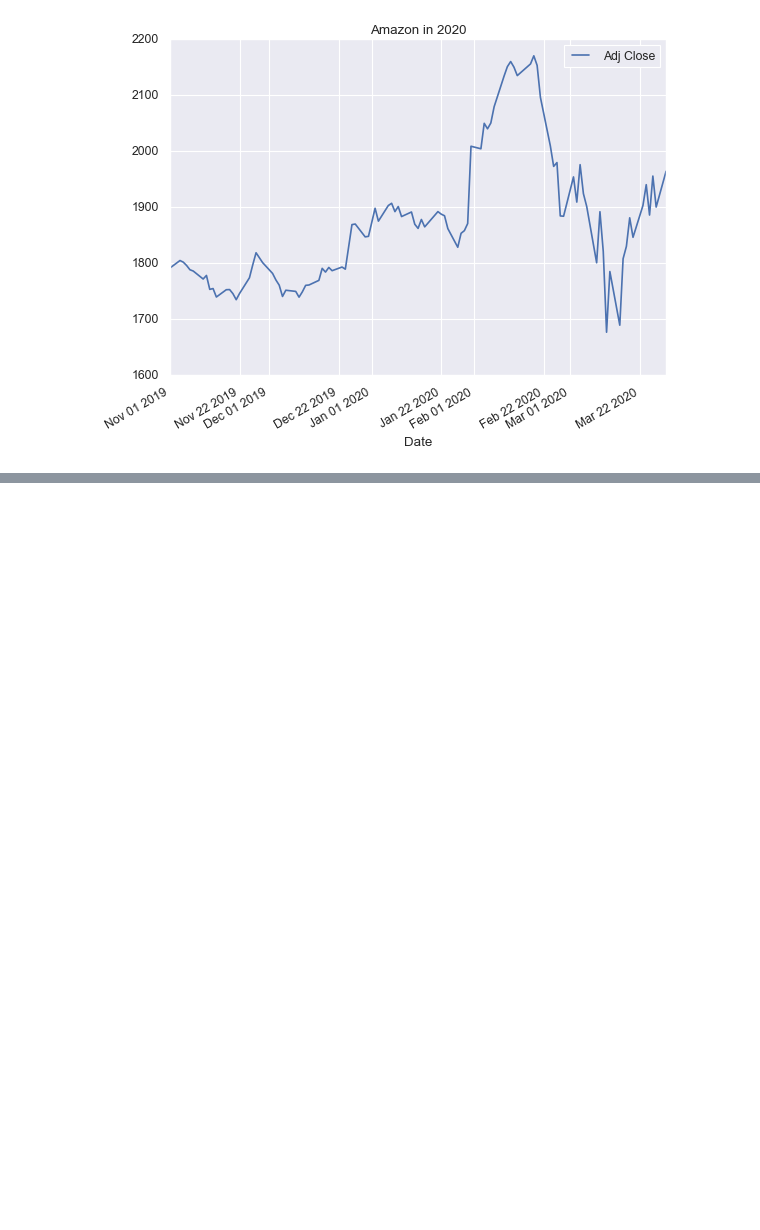
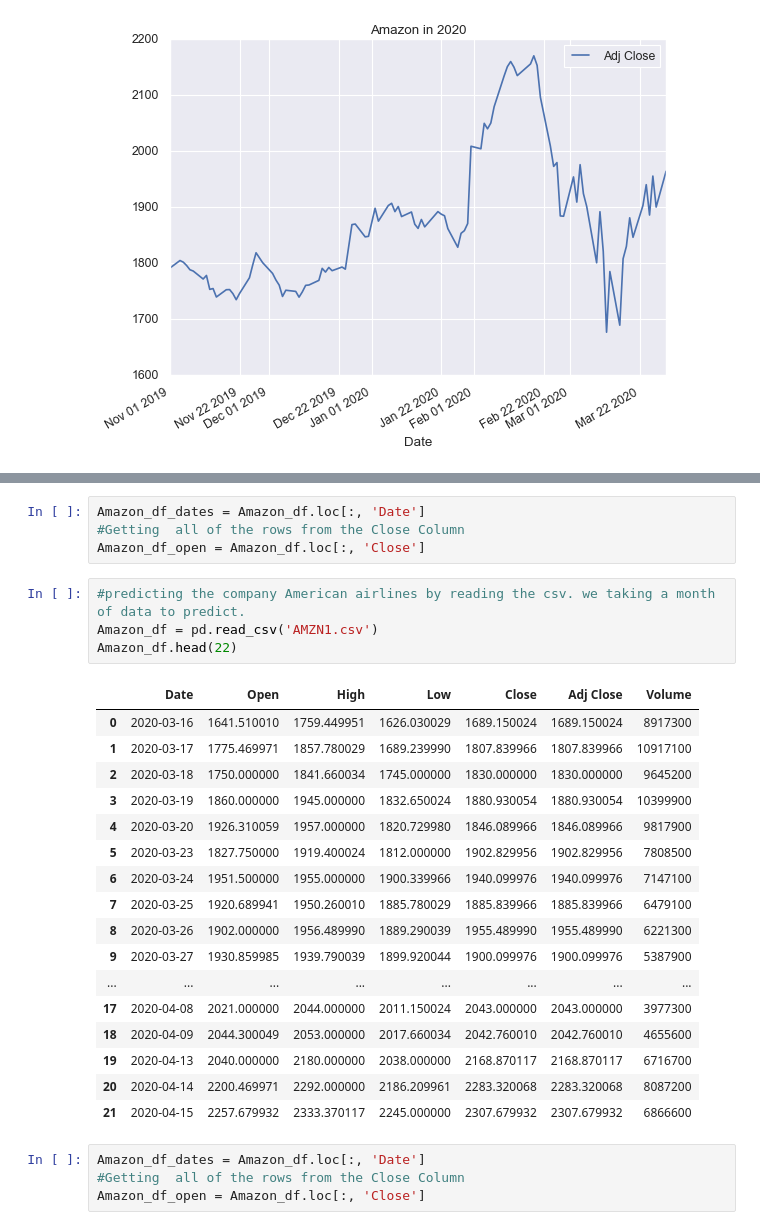
Before and after one commit to joshj97/Stock-Analysis-Prediction-using-Python-Tools-Machine-Learning, a Jupyter notebook: Stock Analysis_Technology.ipynb, the cells around one changed output, grey strips where cells are left out. Saved outputs shown, nothing was run; the diff lists cells and outputs as text; blank space fills up the shorter version.

```diff
--- a/Stock Analysis_Technology.ipynb
+++ b/Stock Analysis_Technology.ipynb
@@ -414,0 +575,30 @@ Amazon_df.loc['2019-11-01':'2020-03-30'][['Adj Close']].plot(title="Amazon in 20
+# %%
+Amazon_df_dates = Amazon_df.loc[:, 'Date']
+#Getting  all of the rows from the Close Column
+Amazon_df_open = Amazon_df.loc[:, 'Close']
+# %%
+#predicting the company American airlines by reading the csv. we taking a month of data to predict.
+Amazon_df = pd.read_csv('AMZN1.csv')
+Amazon_df.head(22)
+# %% [output]
+|  | Date | Open | High | Low | Close | Adj Close | Volume |
+| 0 | 2020-03-16 | 1641.510010 | 1759.449951 | 1626.030029 | 1689.150024 | 1689.150024 | 8917300 |
+| 1 | 2020-03-17 | 1775.469971 | 1857.780029 | 1689.239990 | 1807.839966 | 1807.839966 | 10917100 |
+| 2 | 2020-03-18 | 1750.000000 | 1841.660034 | 1745.000000 | 1830.000000 | 1830.000000 | 9645200 |
+| 3 | 2020-03-19 | 1860.000000 | 1945.000000 | 1832.650024 | 1880.930054 | 1880.930054 | 10399900 |
+| 4 | 2020-03-20 | 1926.310059 | 1957.000000 | 1820.729980 | 1846.089966 | 1846.089966 | 9817900 |
+| 5 | 2020-03-23 | 1827.750000 | 1919.400024 | 1812.000000 | 1902.829956 | 1902.829956 | 7808500 |
+| 6 | 2020-03-24 | 1951.500000 | 1955.000000 | 1900.339966 | 1940.099976 | 1940.099976 | 7147100 |
+| 7 | 2020-03-25 | 1920.689941 | 1950.260010 | 1885.780029 | 1885.839966 | 1885.839966 | 6479100 |
+| 8 | 2020-03-26 | 1902.000000 | 1956.489990 | 1889.290039 | 1955.489990 | 1955.489990 | 6221300 |
+| 9 | 2020-03-27 | 1930.859985 | 1939.790039 | 1899.920044 | 1900.099976 | 1900.099976 | 5387900 |
+| ... | ... | ... | ... | ... | ... | ... | ... |
+| 17 | 2020-04-08 | 2021.000000 | 2044.000000 | 2011.150024 | 2043.000000 | 2043.000000 | 3977300 |
+| 18 | 2020-04-09 | 2044.300049 | 2053.000000 | 2017.660034 | 2042.760010 | 2042.760010 | 4655600 |
+| 19 | 2020-04-13 | 2040.000000 | 2180.000000 | 2038.000000 | 2168.870117 | 2168.870117 | 6716700 |
+| 20 | 2020-04-14 | 2200.469971 | 2292.000000 | 2186.209961 | 2283.320068 | 2283.320068 | 8087200 |
+| 21 | 2020-04-15 | 2257.679932 | 2333.370117 | 2245.000000 | 2307.679932 | 2307.679932 | 6866600 |
+# %%
+Amazon_df_dates = Amazon_df.loc[:, 'Date']
+#Getting  all of the rows from the Close Column
+Amazon_df_open = Amazon_df.loc[:, 'Close']
```
Also changed, not shown: parts of 38 cells of this notebook.
